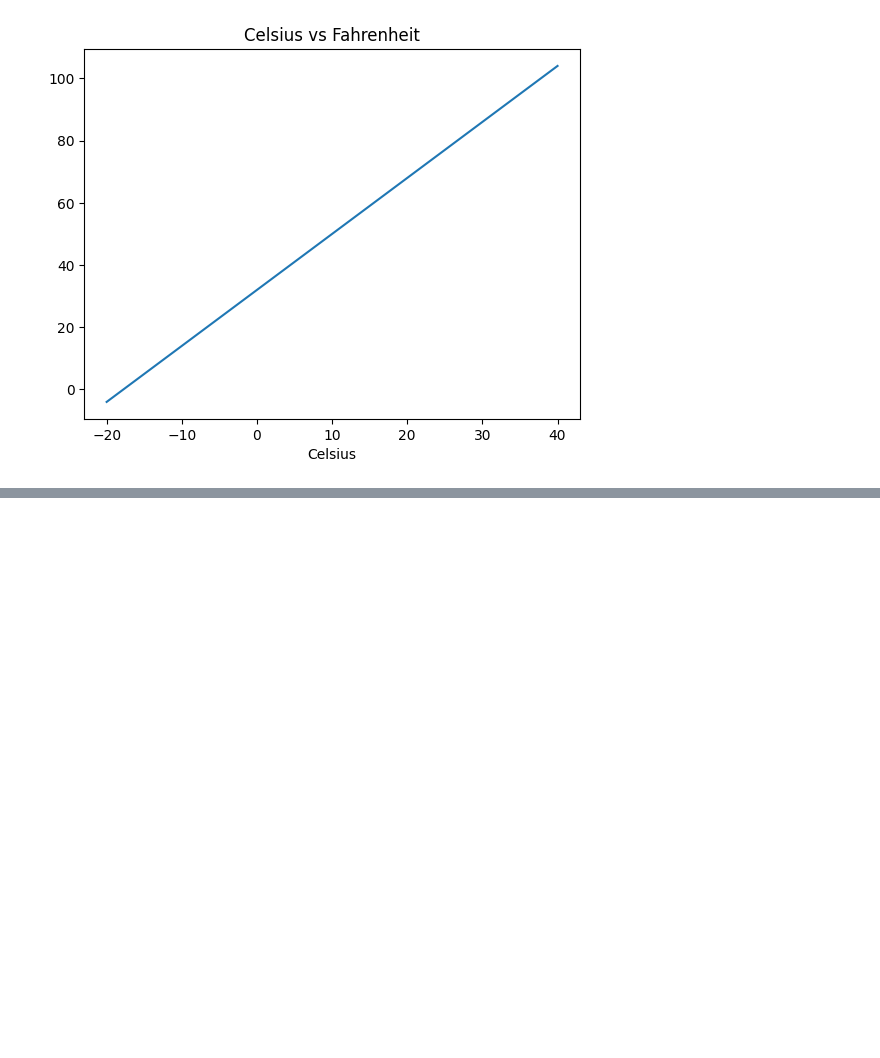
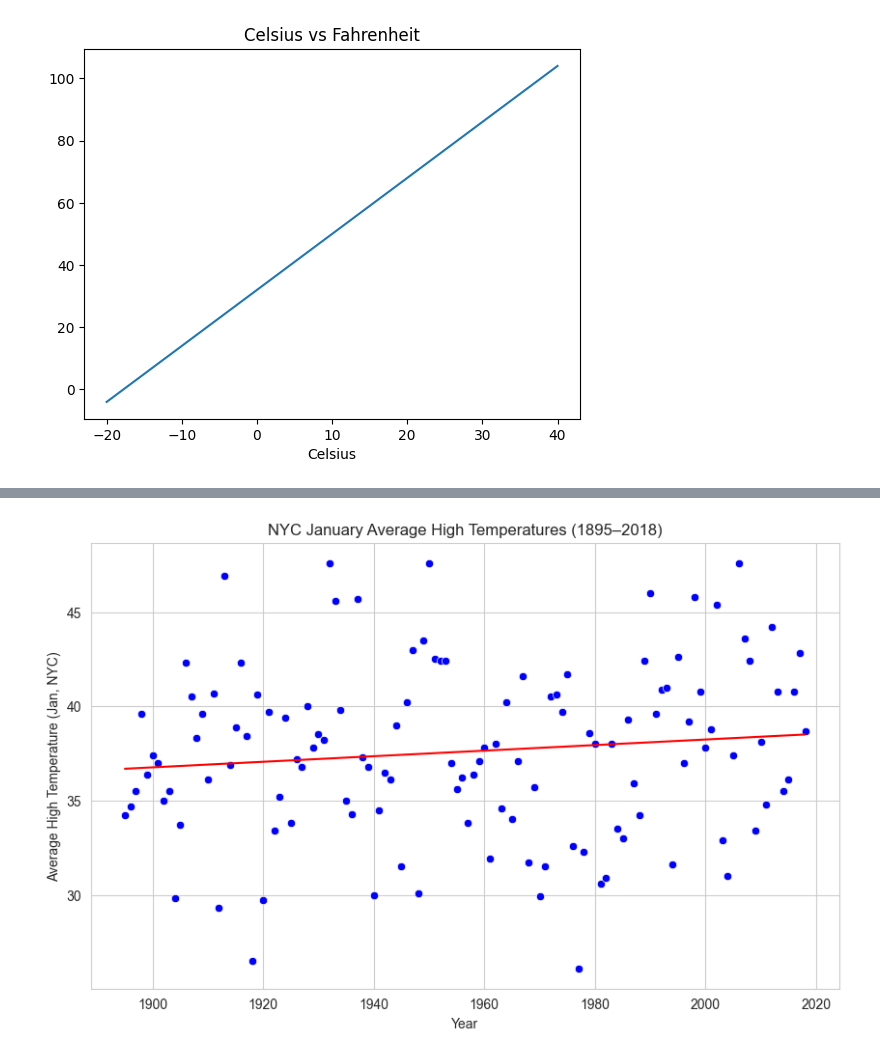
Before and after one commit to TGoode01/datafun-07-ml, a Jupyter notebook: notebooks/tamiagoode_ml.ipynb, the cells around one changed output, grey strips where cells are left out. Drawn from its saved outputs; the diff is of its cells as text; code cells hidden in the pictures; blank space fills up the shorter version.

```diff
--- a/notebooks/tamiagoode_ml.ipynb
+++ b/notebooks/tamiagoode_ml.ipynb
@@ -97,0 +243,16 @@ plt.show()
+# %%
+sns.set_style("whitegrid")
+plt.figure(figsize=(10,6))
+
+# Scatter plot
+sns.scatterplot(x='Year', y='AvgHighJan', data=nyc_df, color='blue')
+
+# Best-fit line
+plt.plot(nyc_df['Year'], intercept + slope * nyc_df['Year'], color='red')
+
+plt.xlabel("Year")
+plt.ylabel("Average High Temperature (Jan, NYC)")
+plt.title("NYC January Average High Temperatures (1895–2018)")
+plt.show()
+# %% [output]
+[figure, added]
```
Also changed, not shown: parts of 11 cells of this notebook, 1 other file.
